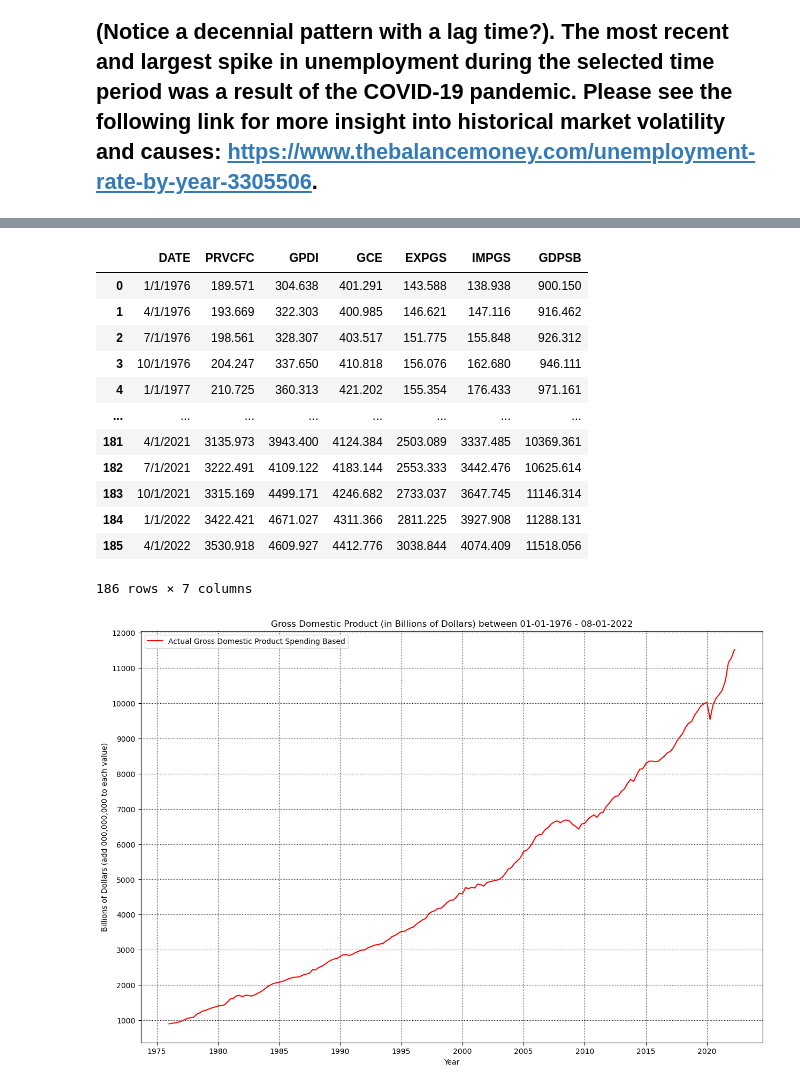
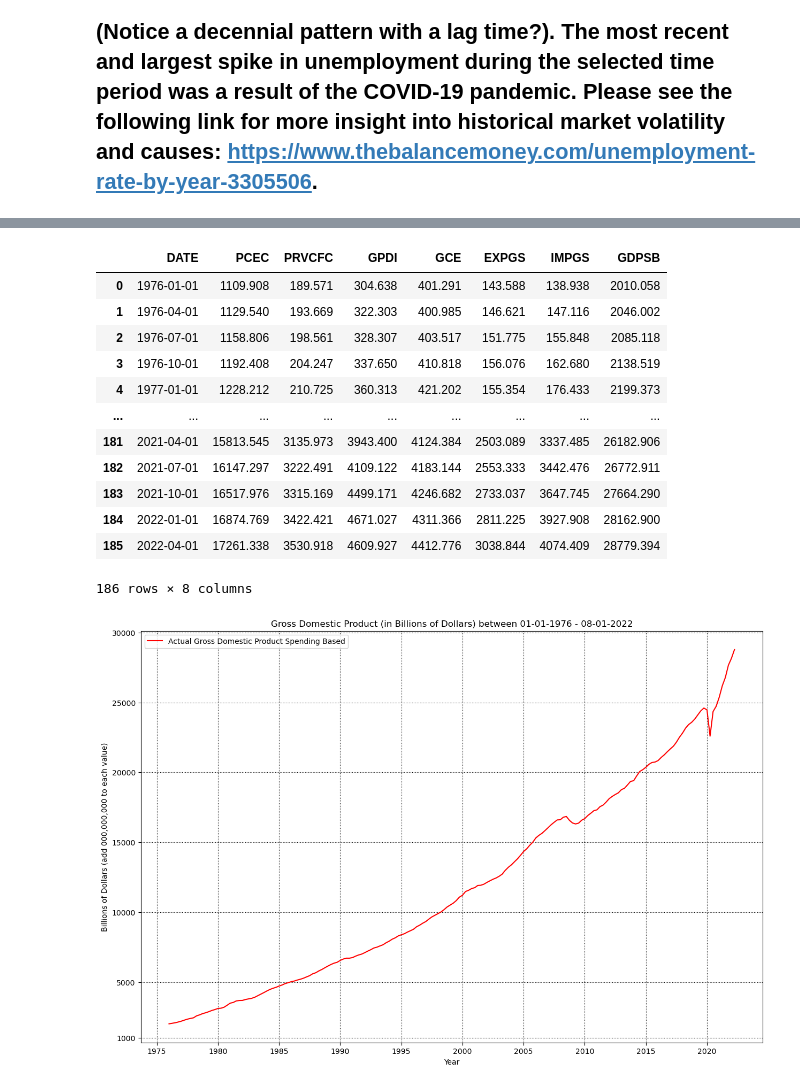
Before and after one commit to boggs2louky/EAP, a Jupyter notebook: National Unemployment and Labor Force Participation 1976-2022.ipynb, the cells around one changed output, grey strips where cells are left out. Drawn from its saved outputs; the diff is of its cells as text; code cells hidden in the pictures.

```diff
--- a/National Unemployment and Labor Force Participation 1976-2022.ipynb
+++ b/National Unemployment and Labor Force Participation 1976-2022.ipynb
@@ -384,37 +386,37 @@ GDP.describe()
 # %%
-GDP['GDPSB'] = (GDP['PRVCFC'] + GDP['GPDI'] + GDP['GCE'] + (GDP['EXPGS'] - GDP['IMPGS']))
+GDP['GDPSB'] = ((GDP['PCEC'] + GDP['PRVCFC']) + GDP['GPDI'] + GDP['GCE'] + (GDP['EXPGS'] - GDP['IMPGS']))
 GDP
 # %% [output]
-|  | DATE | PRVCFC | GPDI | GCE | EXPGS | IMPGS | GDPSB |
-| 0 | 1/1/1976 | 189.571 | 304.638 | 401.291 | 143.588 | 138.938 | 900.150 |
-| 1 | 4/1/1976 | 193.669 | 322.303 | 400.985 | 146.621 | 147.116 | 916.462 |
-| 2 | 7/1/1976 | 198.561 | 328.307 | 403.517 | 151.775 | 155.848 | 926.312 |
-| 3 | 10/1/1976 | 204.247 | 337.650 | 410.818 | 156.076 | 162.680 | 946.111 |
-| 4 | 1/1/1977 | 210.725 | 360.313 | 421.202 | 155.354 | 176.433 | 971.161 |
-| ... | ... | ... | ... | ... | ... | ... | ... |
-| 181 | 4/1/2021 | 3135.973 | 3943.400 | 4124.384 | 2503.089 | 3337.485 | 10369.361 |
-| 182 | 7/1/2021 | 3222.491 | 4109.122 | 4183.144 | 2553.333 | 3442.476 | 10625.614 |
-| 183 | 10/1/2021 | 3315.169 | 4499.171 | 4246.682 | 2733.037 | 3647.745 | 11146.314 |
-| 184 | 1/1/2022 | 3422.421 | 4671.027 | 4311.366 | 2811.225 | 3927.908 | 11288.131 |
-| 185 | 4/1/2022 | 3530.918 | 4609.927 | 4412.776 | 3038.844 | 4074.409 | 11518.056 |
+|  | DATE | PCEC | PRVCFC | GPDI | GCE | EXPGS | IMPGS | GDPSB |
+| 0 | 1976-01-01 | 1109.908 | 189.571 | 304.638 | 401.291 | 143.588 | 138.938 | 2010.058 |
+| 1 | 1976-04-01 | 1129.540 | 193.669 | 322.303 | 400.985 | 146.621 | 147.116 | 2046.002 |
+| 2 | 1976-07-01 | 1158.806 | 198.561 | 328.307 | 403.517 | 151.775 | 155.848 | 2085.118 |
+| 3 | 1976-10-01 | 1192.408 | 204.247 | 337.650 | 410.818 | 156.076 | 162.680 | 2138.519 |
+| 4 | 1977-01-01 | 1228.212 | 210.725 | 360.313 | 421.202 | 155.354 | 176.433 | 2199.373 |
+| ... | ... | ... | ... | ... | ... | ... | ... | ... |
+| 181 | 2021-04-01 | 15813.545 | 3135.973 | 3943.400 | 4124.384 | 2503.089 | 3337.485 | 26182.906 |
+| 182 | 2021-07-01 | 16147.297 | 3222.491 | 4109.122 | 4183.144 | 2553.333 | 3442.476 | 26772.911 |
+| 183 | 2021-10-01 | 16517.976 | 3315.169 | 4499.171 | 4246.682 | 2733.037 | 3647.745 | 27664.290 |
+| 184 | 2022-01-01 | 16874.769 | 3422.421 | 4671.027 | 4311.366 | 2811.225 | 3927.908 | 28162.900 |
+| 185 | 2022-04-01 | 17261.338 | 3530.918 | 4609.927 | 4412.776 | 3038.844 | 4074.409 | 28779.394 |
-186 rows × 7 columns
+186 rows × 8 columns
 # %%
 GDP = pd.DataFrame(GDP)
 GDP['DATE'] = GDP['DATE'].astype('datetime64')
 # %%
 # Plot of Gross Domestic Product (Actual, Based on Spending) between the years of 01-01-1976 - 08-01-2022.
 plt.figure(figsize=(15,10))
 
 plt.plot(GDP.DATE, GDP.GDPSB, 'red', label='Actual Gross Domestic Product Spending Based')
 
 
 plt.title('Gross Domestic Product (in Billions of Dollars) between 01-01-1976 - 08-01-2022')
 plt.ylabel('Billions of Dollars (add 000,000,000 to each value)')
 plt.xlabel('Year')
-plt.yticks([1000, 2000, 3000, 4000, 5000, 6000, 7000, 8000, 9000, 10000, 11000, 12000])
+plt.yticks([1000, 5000, 10000, 15000, 20000, 25000, 30000])
 plt.grid(True, color='k', linestyle=':')
 plt.legend(loc=2)
 
 plt.show()
 # %% [output]
-[figure, old version]
+[figure, new version]
```
Also changed, not shown: parts of 3 cells of this notebook, 1 other file.
